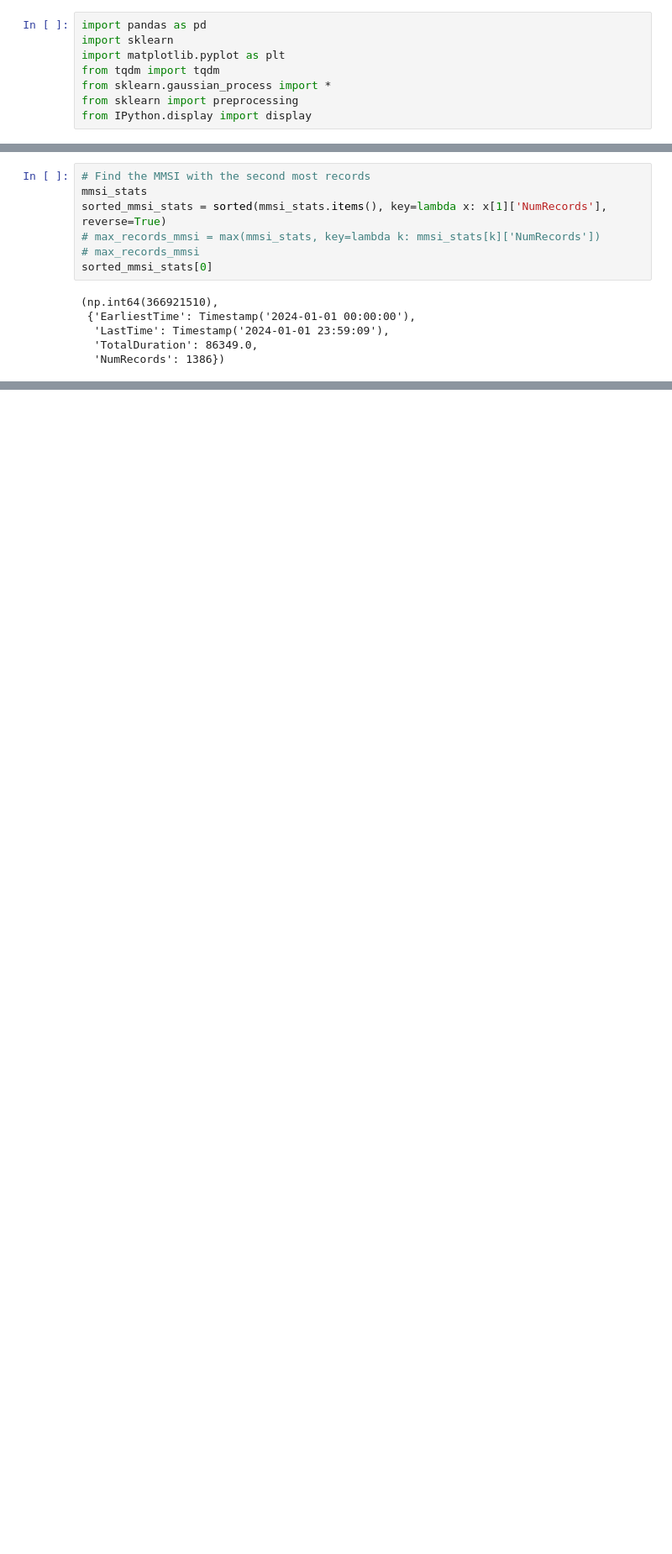
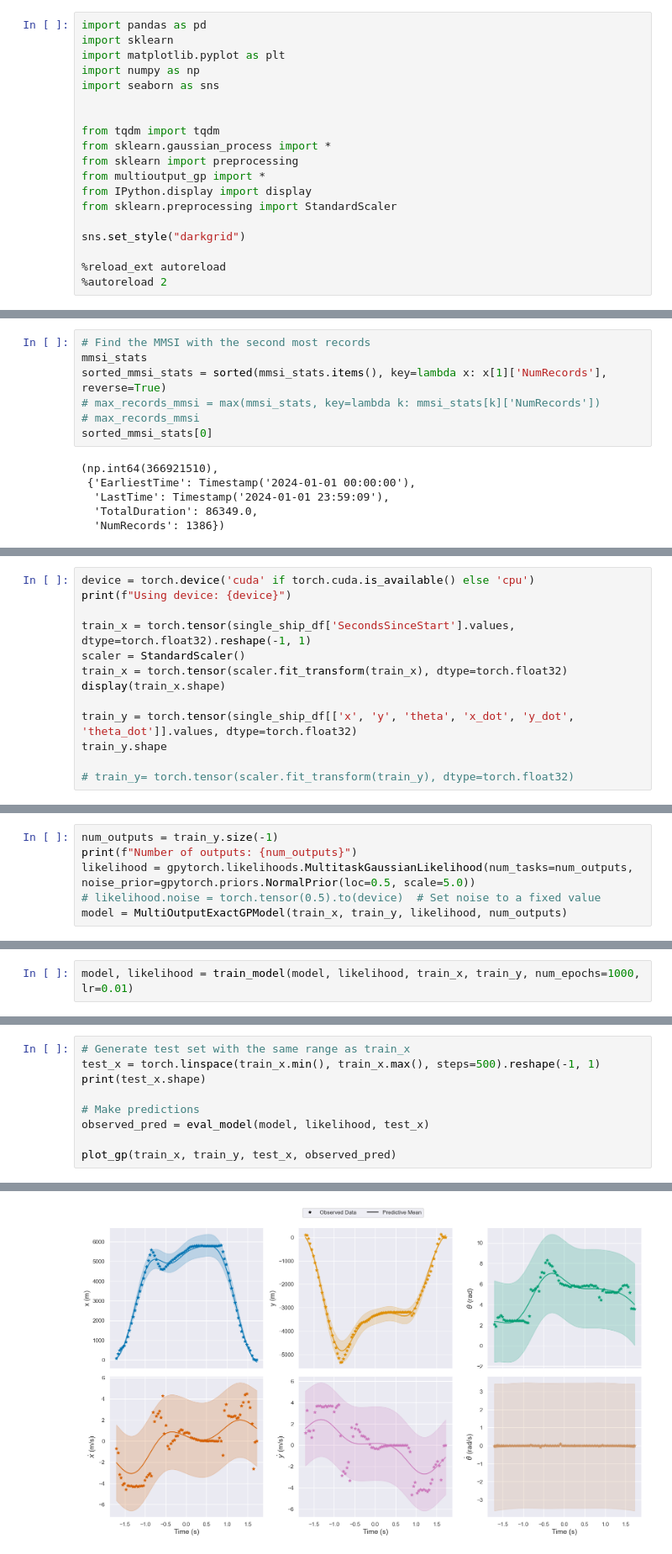
Before and after one commit to Astronauty/raytheon-ais-analysis, a Jupyter notebook: multi_output_gp_ais.ipynb, the cells around one changed output, grey strips where cells are left out. Shown: that part at 84% size. Drawn from its saved outputs; the diff is of its cells as text; blank space fills up the shorter version.

```diff
--- a/multi_output_gp_ais.ipynb
+++ b/multi_output_gp_ais.ipynb
@@ -2,10 +2,21 @@
 import pandas as pd
 import sklearn
 import matplotlib.pyplot as plt
+import numpy as np
+import seaborn as sns
+
+
 from tqdm import tqdm
 from sklearn.gaussian_process import *
 from sklearn import preprocessing
+from multioutput_gp import *
 from IPython.display import display
+from sklearn.preprocessing import StandardScaler
+
+sns.set_style("darkgrid")
+
+%reload_ext autoreload
+%autoreload 2
 # %% [markdown]
 ## Load and preprocess single day df
 # %%
@@ -174,0 +281,13 @@ GP predict time: 0.06 seconds
+# %%
+device = torch.device('cuda' if torch.cuda.is_available() else 'cpu')
+print(f"Using device: {device}")
+
+train_x = torch.tensor(single_ship_df['SecondsSinceStart'].values, dtype=torch.float32).reshape(-1, 1)
+scaler = StandardScaler()
+train_x = torch.tensor(scaler.fit_transform(train_x), dtype=torch.float32)
+display(train_x.shape)
+
+train_y = torch.tensor(single_ship_df[['x', 'y', 'theta', 'x_dot', 'y_dot', 'theta_dot']].values, dtype=torch.float32)
+train_y.shape
+
+# train_y= torch.tensor(scaler.fit_transform(train_y), dtype=torch.float32)
@@ -174,0 +300,6 @@ GP predict time: 0.06 seconds
+# %%
+num_outputs = train_y.size(-1)
+print(f"Number of outputs: {num_outputs}")
+likelihood = gpytorch.likelihoods.MultitaskGaussianLikelihood(num_tasks=num_outputs, noise_prior=gpytorch.priors.NormalPrior(loc=0.5, scale=5.0))
+# likelihood.noise = torch.tensor(0.5).to(device)  # Set noise to a fixed value
+model = MultiOutputExactGPModel(train_x, train_y, likelihood, num_outputs)
@@ -174,0 +310,2 @@ GP predict time: 0.06 seconds
+# %%
+model, likelihood = train_model(model, likelihood, train_x, train_y, num_epochs=1000, lr=0.01)
@@ -174,0 +314,10 @@ GP predict time: 0.06 seconds
+# %%
+# Generate test set with the same range as train_x
+test_x = torch.linspace(train_x.min(), train_x.max(), steps=500).reshape(-1, 1)
+print(test_x.shape)
+
+# Make predictions
+observed_pred = eval_model(model, likelihood, test_x)
+
+plot_gp(train_x, train_y, test_x, observed_pred)
+# %% [output]
@@ -174,0 +325 @@ GP predict time: 0.06 seconds
+[figure, added]
```
Also changed, not shown: parts of 10 cells of this notebook, 1 other file.
